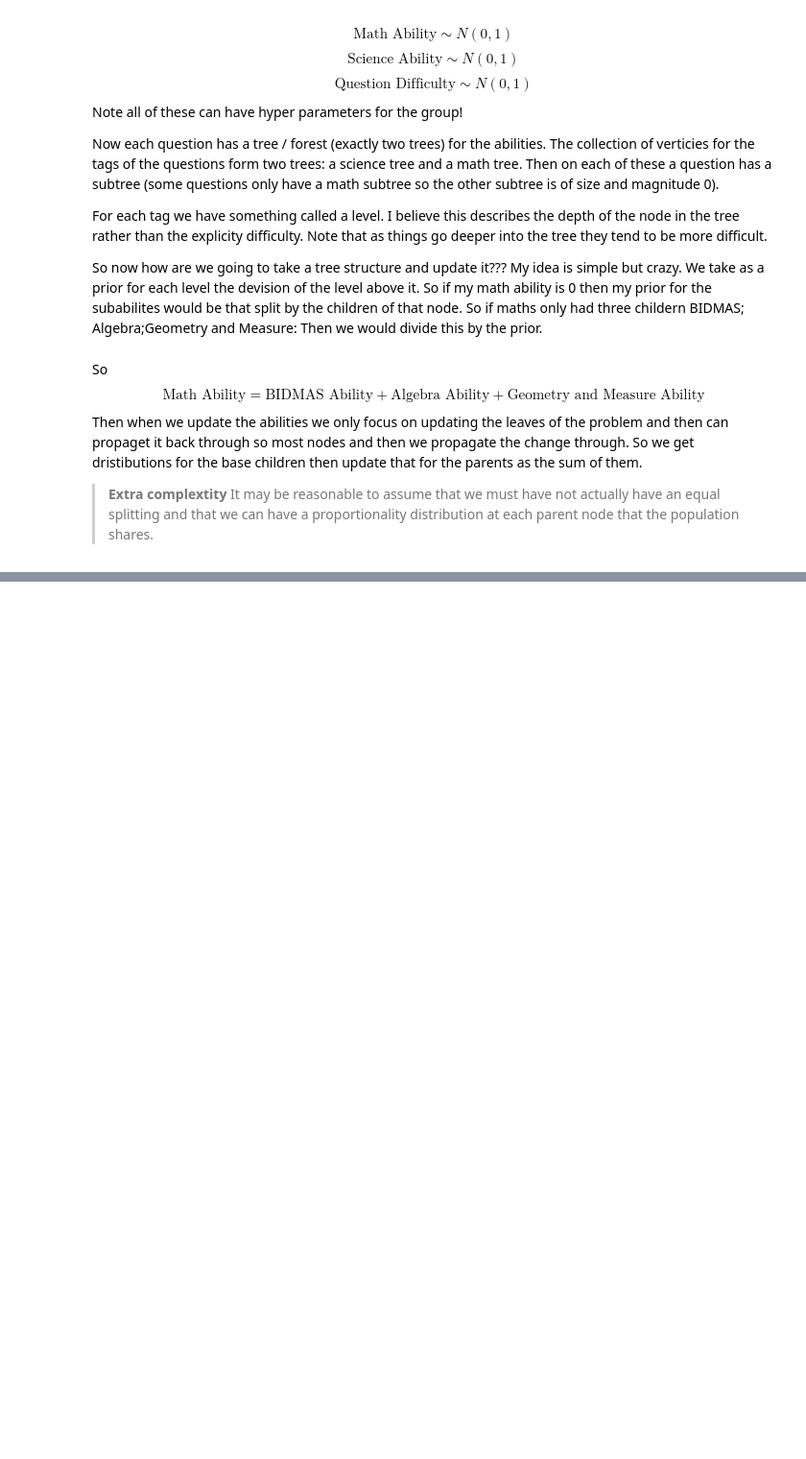
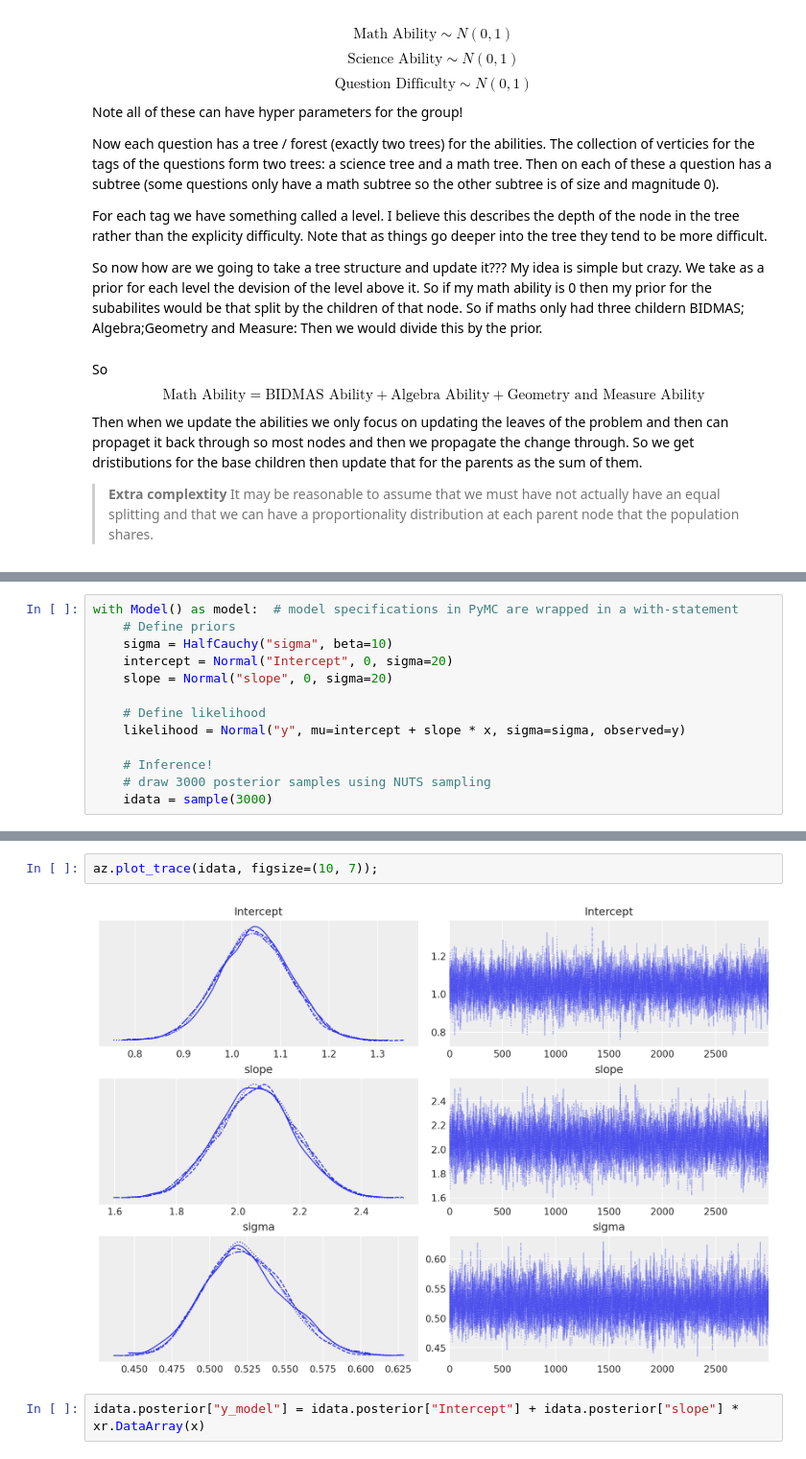
Before and after one commit to kshoker12/STAT_405_Project, a Jupyter notebook: bayesian_model/main.ipynb, the cells around one changed output, grey strips where cells are left out. Shown at 96% size. Saved outputs shown, nothing was run; the diff lists cells and outputs as text; blank space fills up the shorter version.

```diff
--- a/bayesian_model/main.ipynb
+++ b/bayesian_model/main.ipynb
@@ -39,0 +84,13 @@ This seems like a fair model
+# %%
+with Model() as model:  # model specifications in PyMC are wrapped in a with-statement
+    # Define priors
+    sigma = HalfCauchy("sigma", beta=10)
+    intercept = Normal("Intercept", 0, sigma=20)
+    slope = Normal("slope", 0, sigma=20)
+
+    # Define likelihood
+    likelihood = Normal("y", mu=intercept + slope * x, sigma=sigma, observed=y)
+
+    # Inference!
+    # draw 3000 posterior samples using NUTS sampling
+    idata = sample(3000)
@@ -39,0 +106,6 @@ This seems like a fair model
+# %%
+az.plot_trace(idata, figsize=(10, 7));
+# %% [output]
+[figure, added]
+# %%
+idata.posterior["y_model"] = idata.posterior["Intercept"] + idata.posterior["slope"] * xr.DataArray(x)
```
Also changed, not shown: parts of 10 cells of this notebook, 1 other file.
